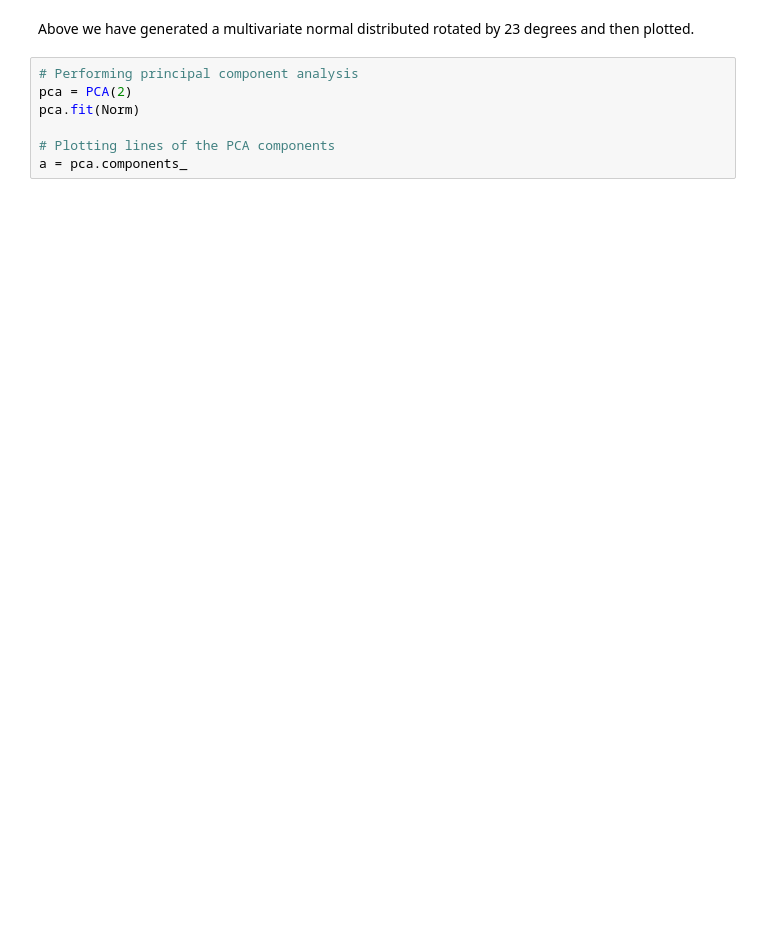
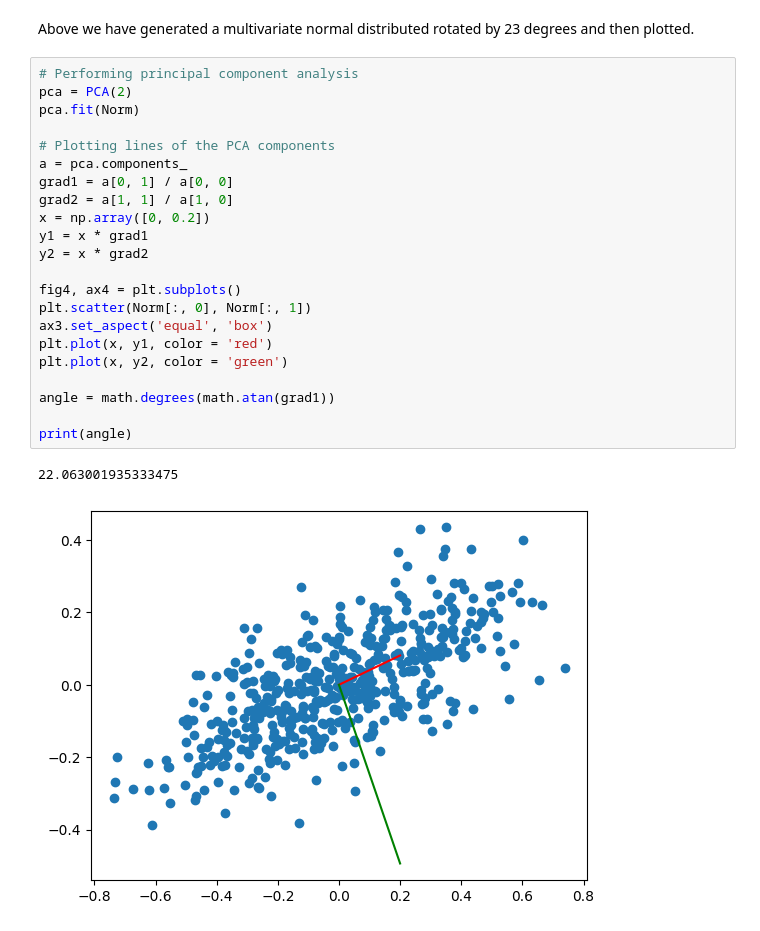
Before and after one commit to JGrant3101/ME4MachineLearning, a Jupyter notebook: Tutorial9.ipynb, the cells around one changed output. Cells and saved outputs as stored; diff of their text form; blank space fills up the shorter version.

```diff
--- a/Tutorial9.ipynb
+++ b/Tutorial9.ipynb
@@ -97,9 +98,27 @@ ax3.set_aspect('equal', 'box')
 # %% [markdown]
 Above we have generated a multivariate normal distributed rotated by 23 degrees and then plotted.
-# %%
-# Performing principal component analysis
-pca = PCA(2)
-pca.fit(Norm)
-
-# Plotting lines of the PCA components
-a = pca.components_
+# %%
+# Performing principal component analysis
+pca = PCA(2)
+pca.fit(Norm)
+
+# Plotting lines of the PCA components
+a = pca.components_
+grad1 = a[0, 1] / a[0, 0]
+grad2 = a[1, 1] / a[1, 0]
+x = np.array([0, 0.2])
+y1 = x * grad1
+y2 = x * grad2
+
+fig4, ax4 = plt.subplots()
+plt.scatter(Norm[:, 0], Norm[:, 1])
+ax3.set_aspect('equal', 'box')
+plt.plot(x, y1, color = 'red')
+plt.plot(x, y2, color = 'green')
+
+angle = math.degrees(math.atan(grad1))
+
+print(angle)
+# %% [output]
+22.063001935333475
+[figure, added]
```
Also changed, not shown: parts of 3 cells of this notebook.
